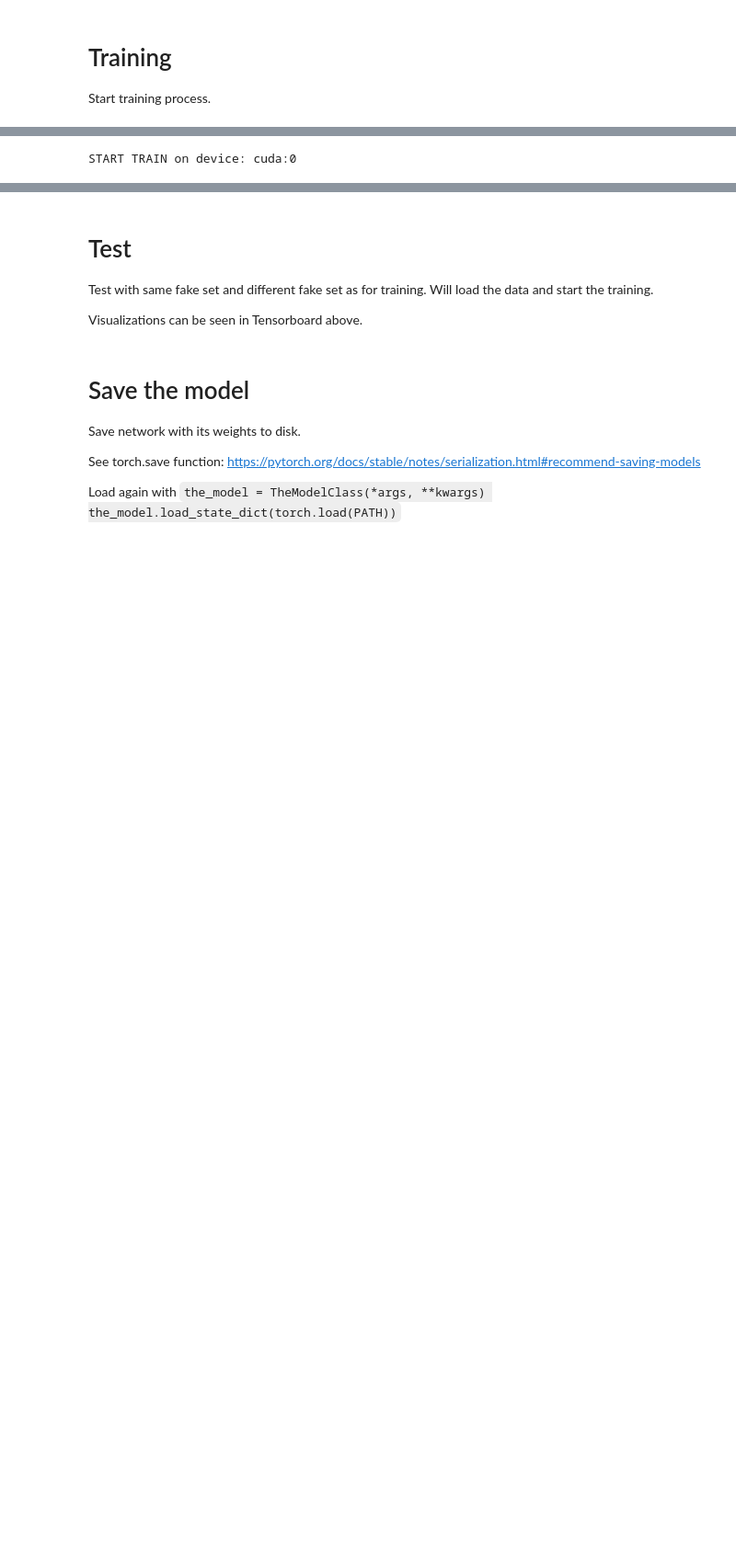
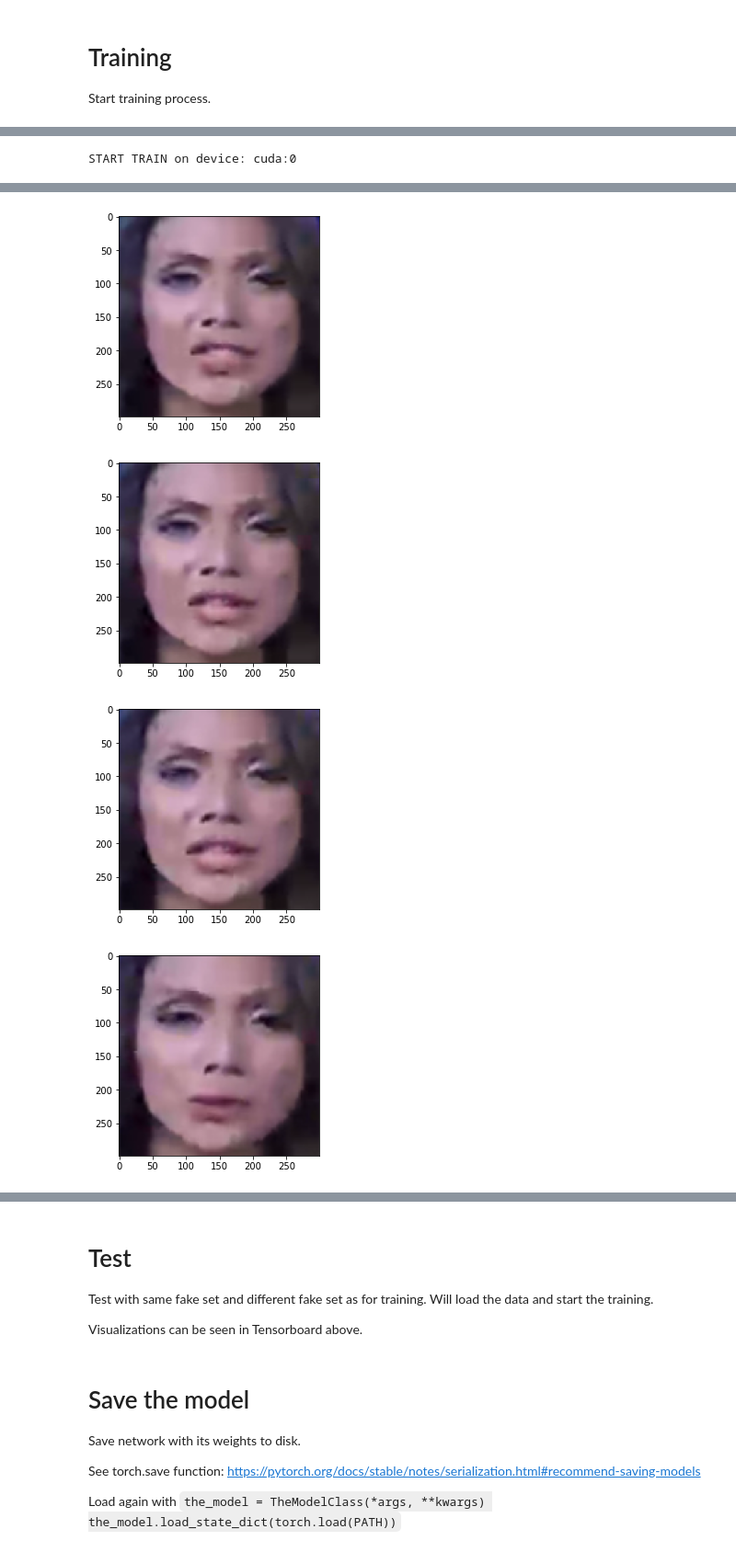
Before and after one commit to lukasHoel/fake-video-detection, a Jupyter notebook: notebooks/temporal_encoder_two_training.ipynb, the cells around one changed output, grey strips where cells are left out. Shown at 92% size. Saved outputs shown, nothing was run; the diff lists cells and outputs as text; code cells hidden in the pictures; blank space fills up the shorter version.

```diff
--- a/notebooks/temporal_encoder_two_training.ipynb
+++ b/notebooks/temporal_encoder_two_training.ipynb
@@ -88,7 +88,7 @@ face2face_location = "/manipulated_sequences/Face2Face/c40/" + sequence
 faceswap_location = "/manipulated_sequences/FaceSwap/c40/" + sequence
 neuraltextures_location = "/manipulated_sequences/NeuralTextures/c40/" + sequence
 
-locations = [original_location, deepfake_location] #deepfake_location, face2face_location, faceswap_location
+locations = [original_location, deepfake_location, face2face_location, faceswap_location, neuraltextures_location] #deepfake_location, face2face_location, faceswap_location
 
 train_loc = [root_path + s + ("/train" if is_large_dataset else "") for s in locations]
 val_loc = [root_path + s + ("/val" if is_large_dataset else "") for s in locations]
@@ -105,18 +105,18 @@ data_dict = {"fake_weight_factor": fake_weight_factor, **train_dict, **val_dict}
 train_dataset = FaceForensicsVideosDataset(train_loc,
                                      transform=ToTensor(),
                                      num_frames=10, #num_frames=10
-                                     #max_number_videos_per_directory=100,
+                                     max_number_videos_per_directory=3,
                                      calculateOpticalFlow=opticalFlowEnabled,
                                      verbose=False,
-                                    caching=False)
+                                     caching=True)
 
 val_dataset = FaceForensicsVideosDataset(val_loc,
                                      transform=ToTensor(),
                                      num_frames=10, #num_frames=10
-                                     #max_number_videos_per_directory=4,
+                                     max_number_videos_per_directory=3,
                                      calculateOpticalFlow=opticalFlowEnabled,
                                      verbose=False,
-                                    caching=False)
+                                     caching=True)
 
 print("Loaded following data: {}".format(data_dict))
 # %% [output]
@@ -260,10 +269,10 @@ class_weights = torch.FloatTensor(weights).to(device)
 print("Using following weighting scheme in cross-entropy-loss: {}\n".format(class_weights))
 
 solver = Solver(optim=torch.optim.Adam,
-                optim_args={ "lr": 4e-4,
+                optim_args={ "lr": 1e-3,
                              "betas": (0.9, 0.999),
                              "eps": 1e-8,
-                             "weight_decay": 0.05}, # is the l2 regularization parameter, see: https://pytorch.org/docs/stable/optim.html
+                             "weight_decay": 0.001}, # is the l2 regularization parameter, see: https://pytorch.org/docs/stable/optim.html
                 loss_func=torch.nn.CrossEntropyLoss(weight=class_weights),
                 extra_args=extra_args,
                 log_dir=log_dir)
@@ -274,20 +283,24 @@ Hyperparameters of this solver: {'loss function': 'CrossEntropyLoss', 'optimizer
 # %%
 # Start training
 
 '''
 During the first epoch, all required images (and warps) are loaded into RAM, if the option caching was chosen previously.
 This might take a while, but after the first epoch, it will be faster.
 The loading is done during the first epoch and not when loading the dataloader,
 because it would take ~1 hour (in google colab) just to load all data before we can see any
 training output. Instead, we can start right away and load just-in-time.
 
 Note that the first epoch is only slow when a brand-new data_loader is used.
 Using the same data_loader for multiple trainings keeps the images loaded.
 
 Warning: Only use this if the RAM is big enough to store all images...
 '''
-
-solver.train(model, train_loader, validation_loader, num_epochs=10, log_nth=400)
+%matplotlib inline
+solver.train(model, train_loader, validation_loader, num_epochs=10, log_nth=100)
 # %% [output]
 START TRAIN on device: cuda:0
 [interactive output not drawn]
+[figure, added]
+[figure, added]
+[figure, added]
+[figure, added]
```
Also changed, not shown: parts of 9 cells of this notebook, 38 other files.
